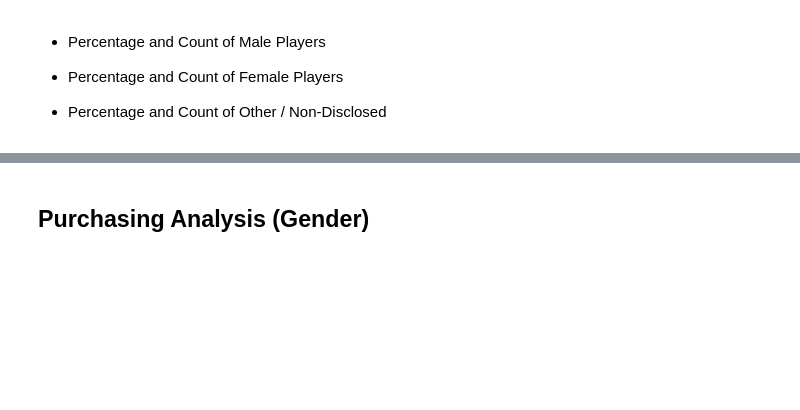
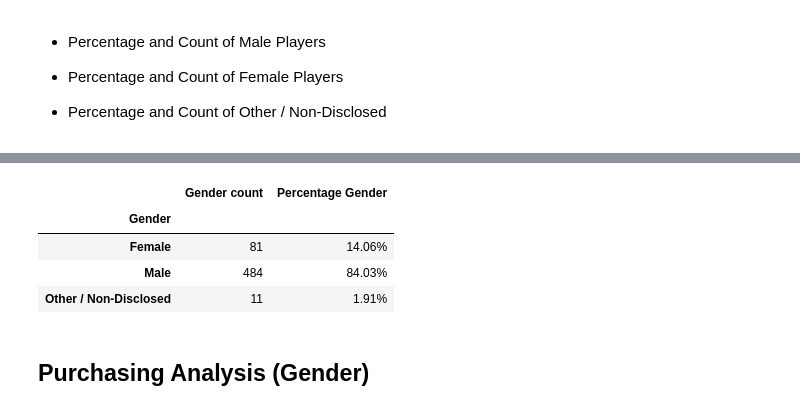
Before and after one commit to jshapi16/Pandas-challenge, a Jupyter notebook: HeroesOfPymoli /HeroesOfPymoli_starter.ipynb, the cells around one changed output, grey strips where cells are left out. Cells and saved outputs as stored; diff of their text form; code cells hidden in the pictures; blank space fills up the shorter version.

```diff
--- a/HeroesOfPymoli /HeroesOfPymoli_starter.ipynb
+++ b/HeroesOfPymoli /HeroesOfPymoli_starter.ipynb
@@ -126,3 +96,21 @@ female_players
+# %%
+gender_demo = purchase_clean.groupby("Gender")
+
+unique_gender = gender_demo.nunique()["SN"]
+
+percentage_gender = unique_gender / total_players *100
+percentage_gender
+
+df_gender_demo = pd.DataFrame({"Gender count": unique_gender, "Percentage Gender": percentage_gender})
+
+df_gender_demo["Percentage Gender"] = df_gender_demo["Percentage Gender"].astype(float).map("{:,.2f}%".format)
+df_gender_demo
+# %% [output]
+|  | Gender count | Percentage Gender |
+| Gender |  |  |
+| Female | 81 | 14.06% |
+| Male | 484 | 84.03% |
+| Other / Non-Disclosed | 11 | 1.91% |
 # %% [markdown]
 
 ## Purchasing Analysis (Gender)
```
Also changed, not shown: parts of 14 cells of this notebook.
